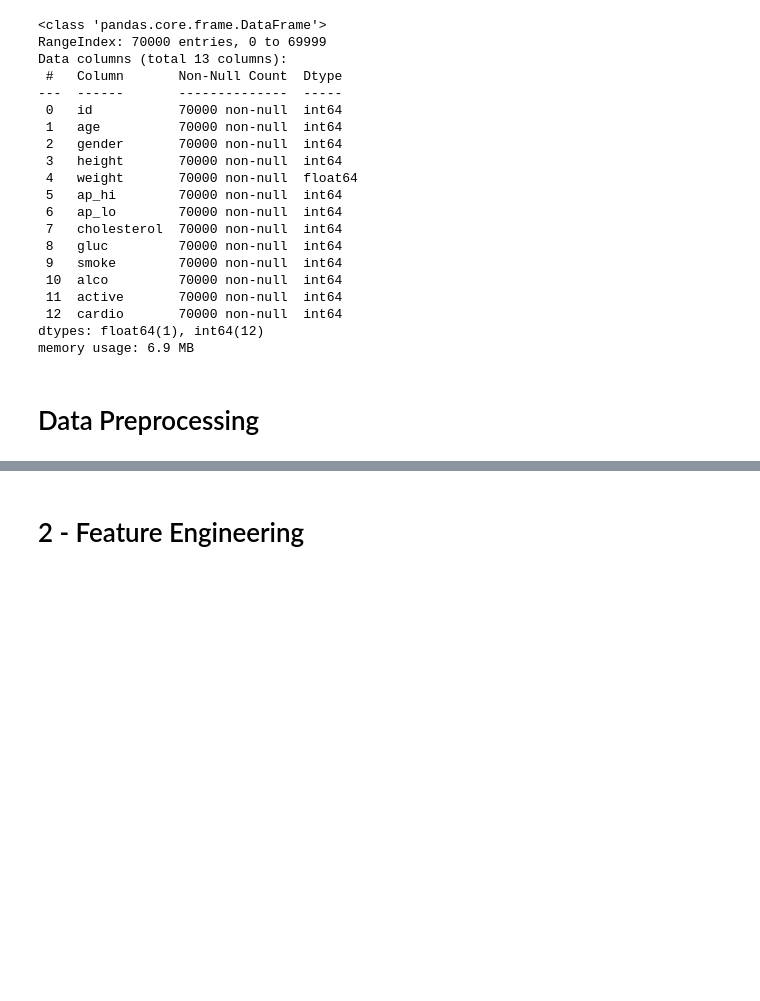
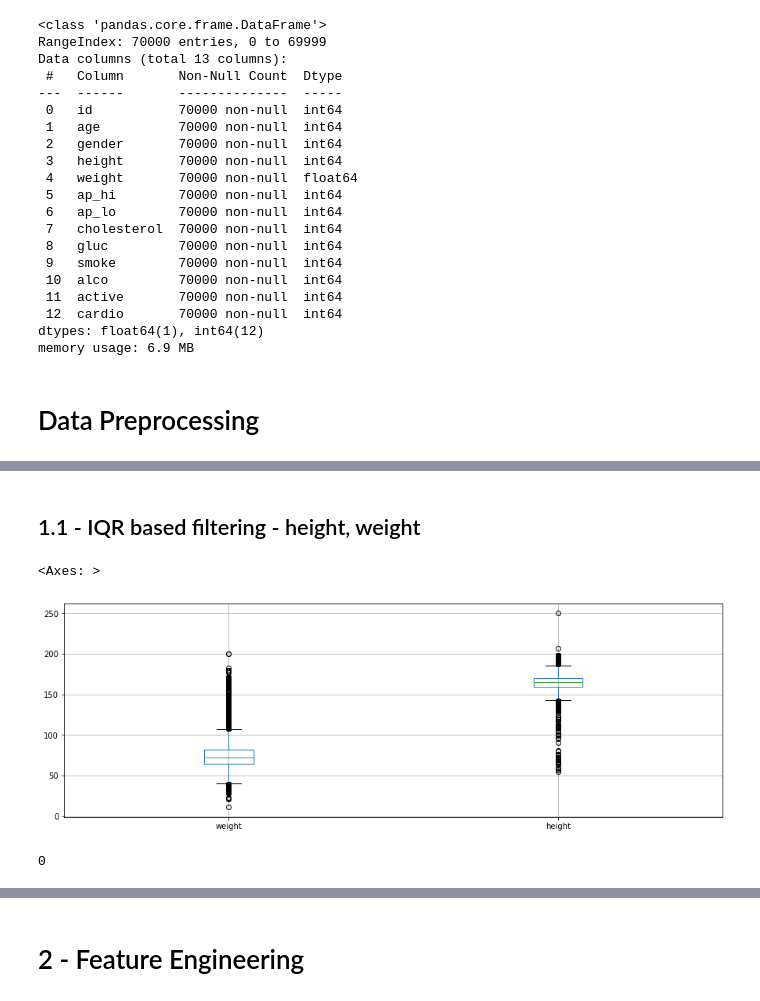
Before and after one commit to MiharaEk/ML_Assignment, a Jupyter notebook: Decision_Tree.ipynb, the cells around one changed output, grey strips where cells are left out. Drawn from its saved outputs; the diff is of its cells as text; code cells hidden in the pictures; blank space fills up the shorter version.

```diff
--- a/Decision_Tree.ipynb
+++ b/Decision_Tree.ipynb
@@ -299,0 +205,13 @@ ax.set_xticklabels(('Male', 'Female'))
+# %% [markdown]
+## 1.1 - IQR based filtering - height, weight <a class="anchor"  id="iqr"></a>
+# %%
+plt.figure(figsize=(15,5))
+dataset.boxplot(['weight','height'])
+# %% [output]
+<Axes: >
+[figure, added]
+# %%
+#Filtering out the smallest and tallest human ever known were 54 cm and 251 cm respectively
+len(dataset[(dataset['height'] > 251) | (dataset['height'] < 54)])
+# %% [output]
+0
```
Also changed, not shown: parts of 58 cells of this notebook.
